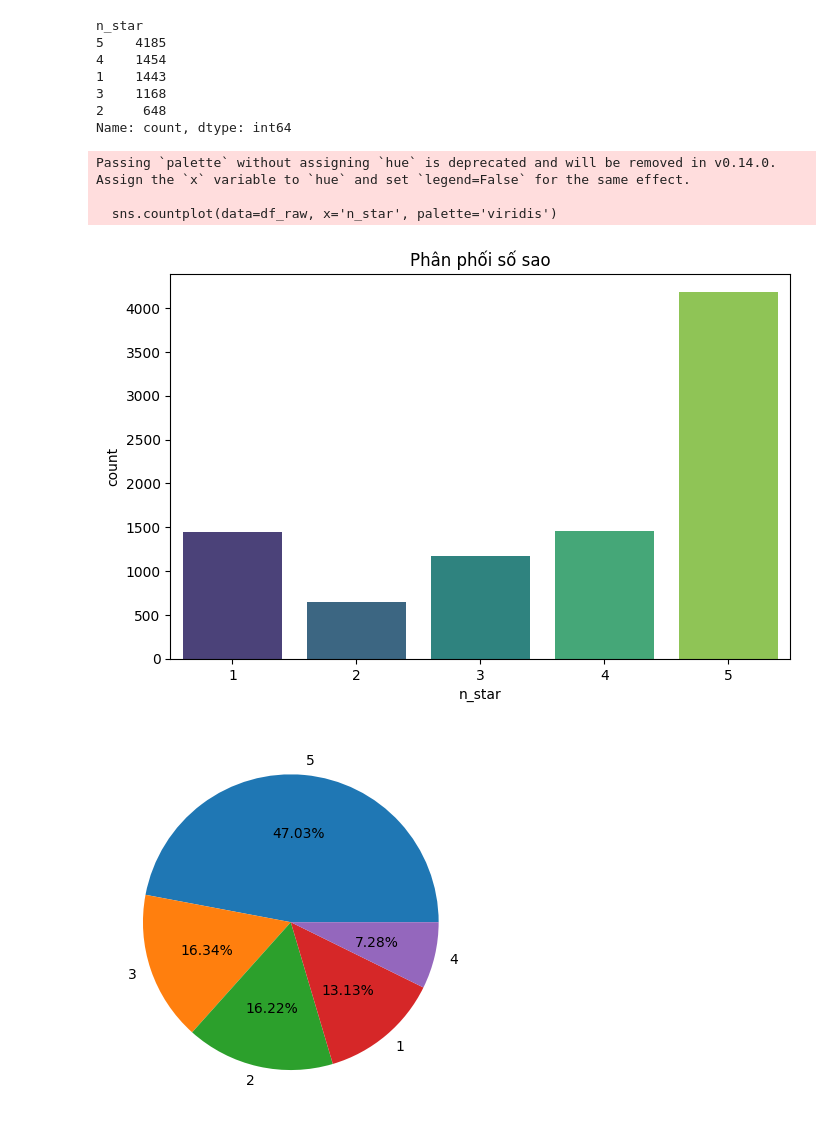
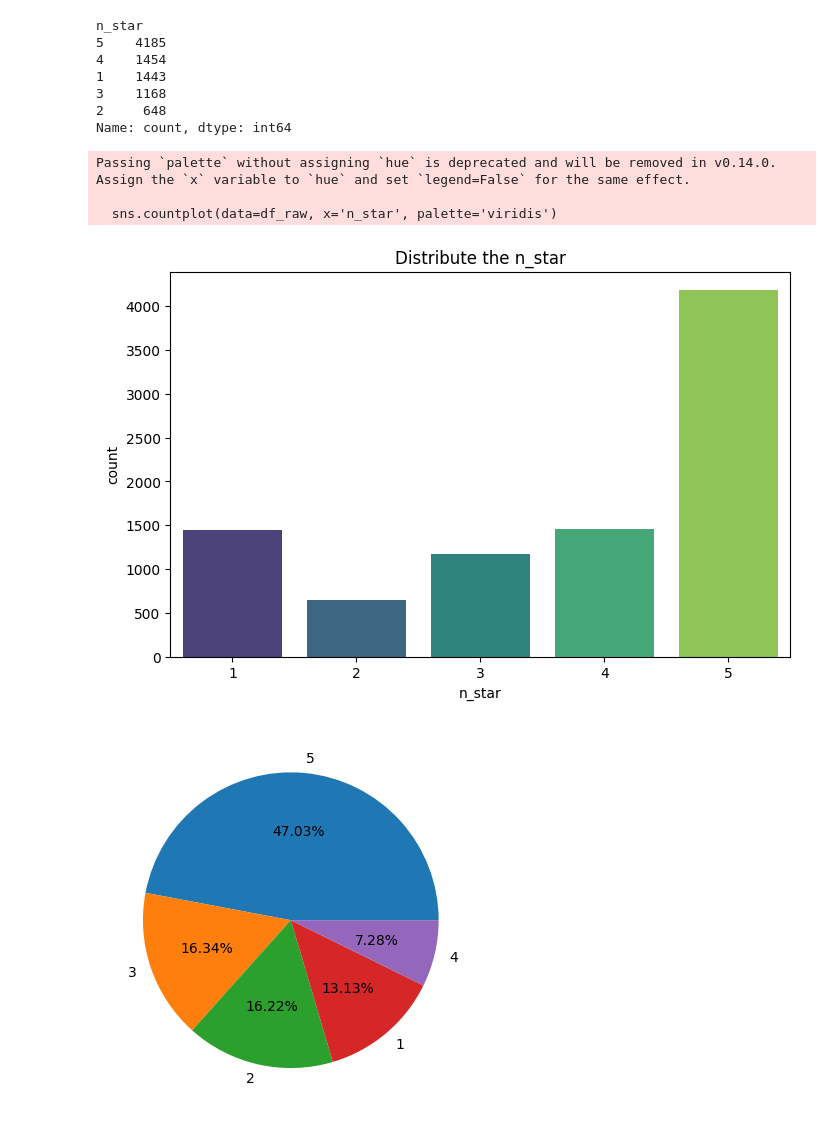
Before and after one commit to ZeusCoderBE/Data-Minning-NLP-clustering-word--Vietnamese-Sentiment-Analysis-Public, a Jupyter notebook: Source/EDA_sentiment.ipynb, the cells around one changed output. Drawn from its saved outputs; the diff is of its cells as text; code cells hidden in the pictures.

```diff
--- a/Source/EDA_sentiment.ipynb
+++ b/Source/EDA_sentiment.ipynb
@@ -48,14 +48,14 @@ Name: count, dtype: int64
 # %%
 # 5. Phân phối số sao (n_star)
 plt.figure(figsize=(8, 5))
 sns.countplot(data=df_raw, x='n_star', palette='viridis')
-plt.title('Phân phối số sao')
+plt.title('Distribute the n_star')
 plt.show()
 # %% [output]
 Passing `palette` without assigning `hue` is deprecated and will be removed in v0.14.0. Assign the `x` variable to `hue` and set `legend=False` for the same effect.
 
   sns.countplot(data=df_raw, x='n_star', palette='viridis')
-[figure, old version]
+[figure, new version]
 # %%
 plt.pie(df_raw['n_star'].value_counts(), labels=df_raw['n_star'].unique().tolist(), autopct='%.2f%%')
 plt.show()
```
Also changed, not shown: parts of 2 cells of this notebook.
